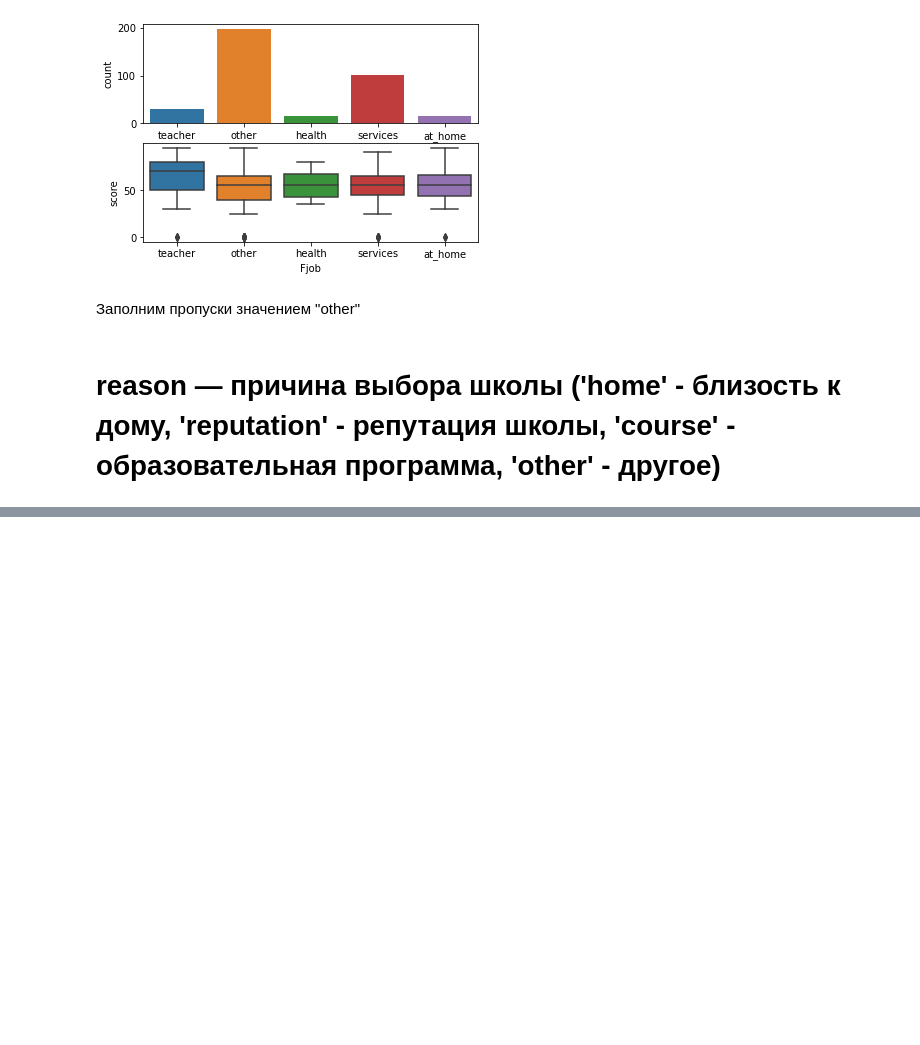
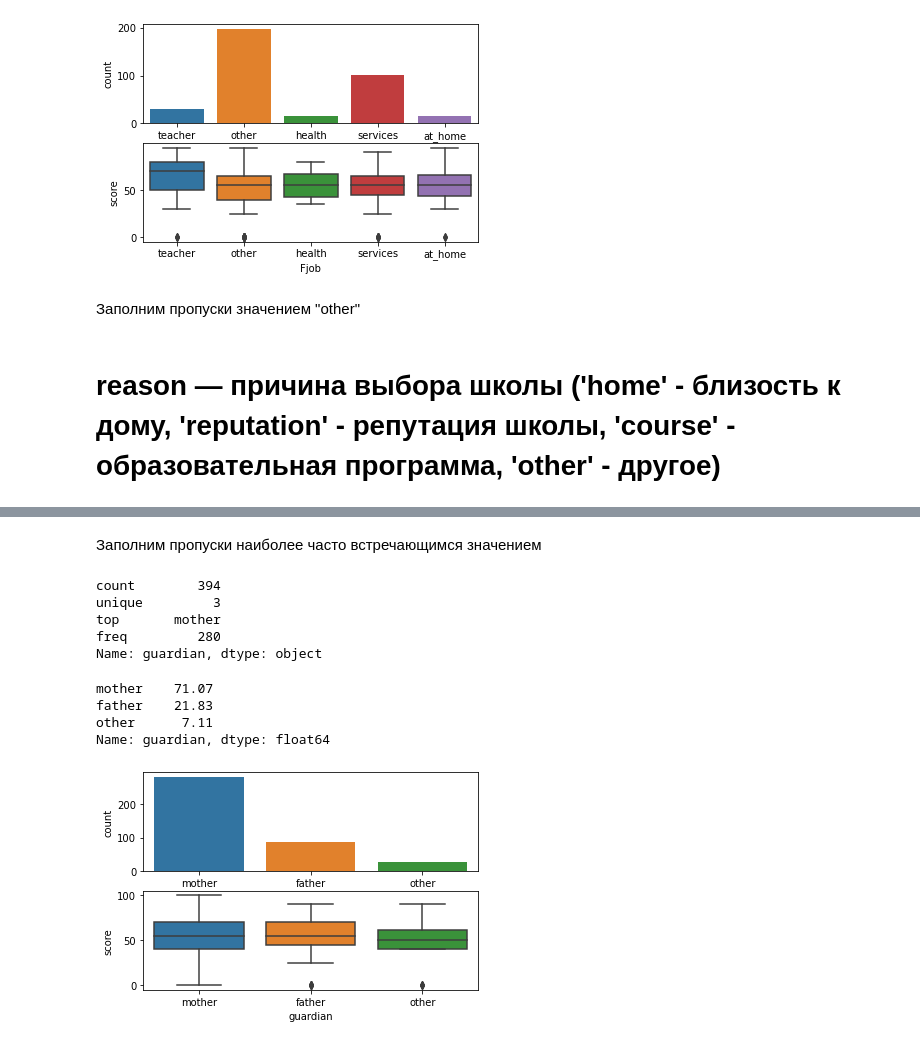
Before and after one commit to gdokuchaev/skillfactory_rds, a Jupyter notebook: module_2/stud_math.ipynb, the cells around one changed output, grey strips where cells are left out. Saved outputs shown, nothing was run; the diff lists cells and outputs as text; code cells hidden in the pictures; blank space fills up the shorter version.

```diff
--- a/module_2/stud_math.ipynb
+++ b/module_2/stud_math.ipynb
@@ -78,13 +78,13 @@ def eda_nom(column, bins=None):
     fig, axs = plt.subplots(nrows=2)
 
     # Построим гистограмму распределения признака
-    sns.countplot(x = column.name, data = stud, ax=axs[0]);
+    sns.countplot(x=column.name, data=stud, ax=axs[0]);
 
     # Выведем долю каждого значения признака в столбце в процентах
     display(round(column.value_counts(dropna=False, normalize=True)*100, 2))
 
     # Выведем "ящики с усами"
-    sns.boxplot(x = column.name, y = 'score', data = stud, ax=axs[1])
+    sns.boxplot(x=column.name, y='score', data=stud, ax=axs[1])
 
 
 def eda_num(column, bins=8):
@@ -124,21 +124,35 @@ def outliers_iqr(data):
     Функция нахождения выбросов
     """
     # находим квартили
-    quartile_1, quartile_3 = np.percentile(data, [25, 75])
+    quartile_1, quartile_3 = np.percentile(data[~data.isna()], [25, 75])
     # находим межквартильное расстояние
     iqr = quartile_3 - quartile_1
     # нижняя граница коробки
     lower_bound = quartile_1 - (iqr * 1.5)
     # верхняя граница коробки
     upper_bound = quartile_3 + (iqr * 1.5)
-    # возращаем только те значения и их индексы, ктр больше upper_bound и меньше lower_bound
-    return data[(data > upper_bound) | (data < lower_bound)]
+
+    return [lower_bound, upper_bound]
+
 
 def replace_by_median(column):
-    stud[column] = stud[column].fillna(stud.describe(include = ['object'])[column].top)
+    stud[column] = stud[column].fillna(
+        stud.describe(include=['object'])[column].top)
+
 
 def replace_by_new(column, name):
     stud[column] = stud[column].fillna(name)
+
+
+def nominative_analisys(stud, col):
+    permutations_all = list(combinations(
+        stud.loc[:, col].dropna().unique(), 2))
+    for perm in permutations_all:
+        if ttest_ind(stud.loc[stud.loc[:, col] == perm[0], 'score'].dropna(),
+                     stud.loc[stud.loc[:, col] == perm[1], 'score'].dropna()).pvalue \
+            <= 0.05/len(permutations_all): #Учли поправку Бонферони
+            print('Найдены статистически значимые различия для колонки', col)
+            break
 # %%
 column = stud['school']
 column.name
@@ -538,0 +586,17 @@ Name: reason, dtype: float64
+# %% [markdown]
+Заполним пропуски наиболее часто встречающимся значением
+# %%
+stud.guardian = stud.guardian.fillna(
+    stud.describe(include=['object']).guardian.top)
+eda_nom('guardian')
+# %% [output]
+count        394
+unique         3
+top       mother
+freq         280
+Name: guardian, dtype: object
+mother    71.07
+father    21.83
+other      7.11
+Name: guardian, dtype: float64
+[figure, added]
```
Also changed, not shown: parts of 86 cells of this notebook.
